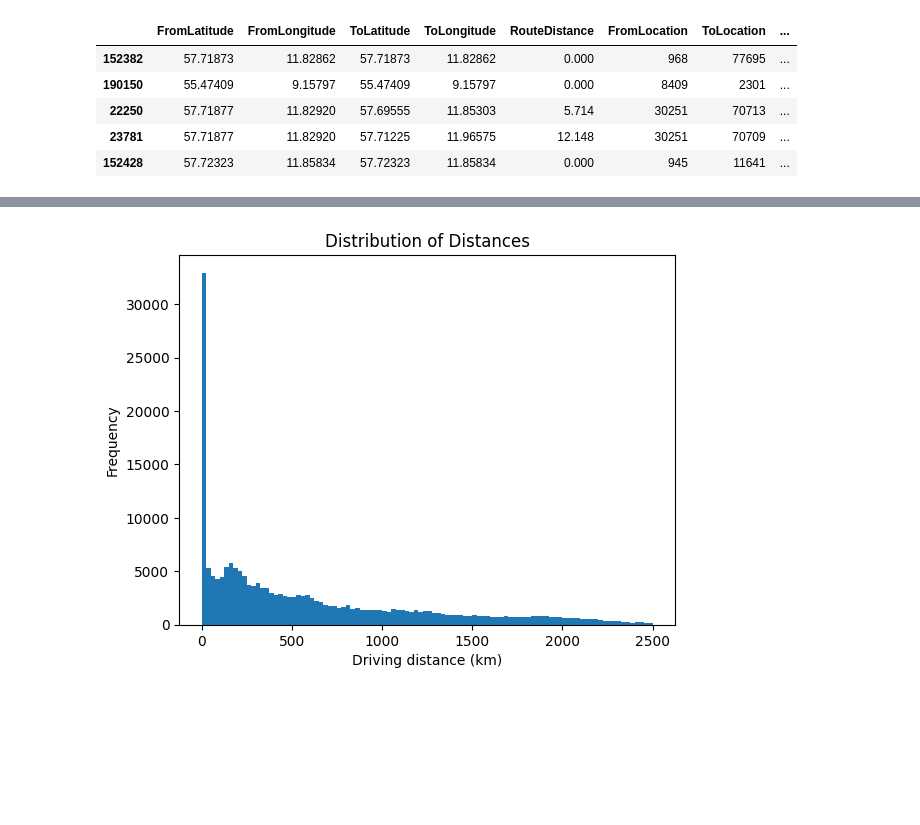
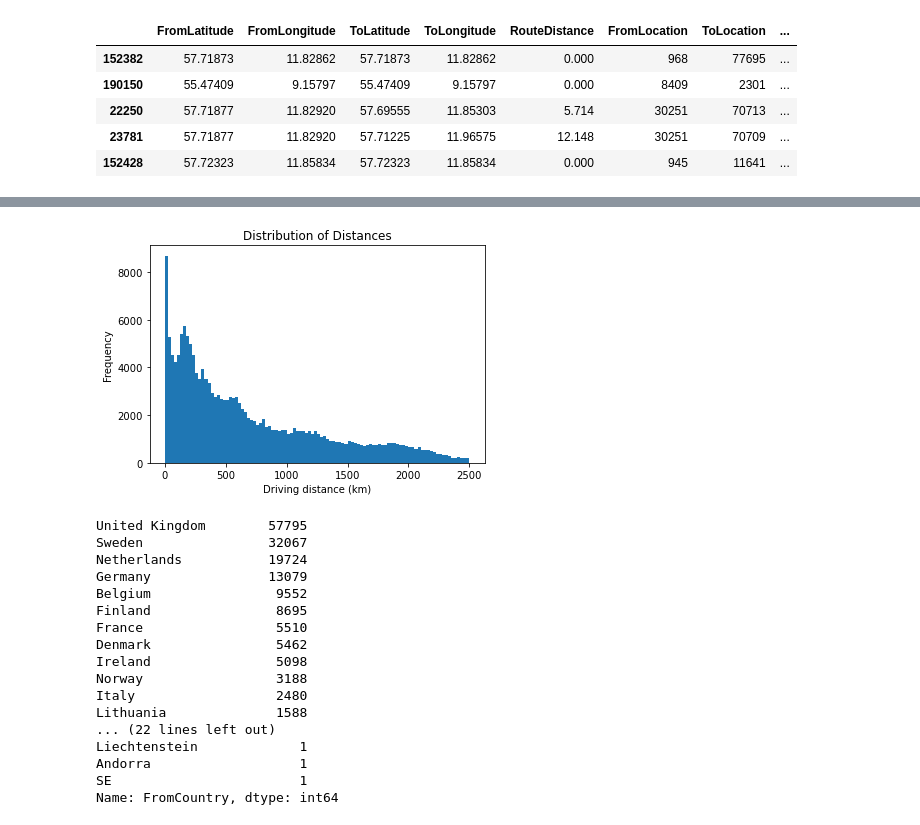
Before and after one commit to em1899/master-thesis-project, a Jupyter notebook: EDA/EDA_v5.ipynb, the cells around one changed output, grey strips where cells are left out. Saved outputs shown, nothing was run; the diff lists cells and outputs as text; code cells hidden in the pictures; blank space fills up the shorter version.

Commit message:
new data

```diff
--- a/EDA/EDA_v5.ipynb
+++ b/EDA/EDA_v5.ipynb
@@ -897,7 +893,7 @@ df_final.sort_values(by=['BookingId'])
 # Make file available as upload so examiners (technically) can skip first  part, upload file here, and work from there
 # df_final = pd.read_csv('multiple_legs_fixed.csv')
 
-df_final = pd.read_csv('/Users/jangaydoul/Desktop/Copenhagen Business School/4. Semester :: Thesis/03_Data/data_multiple_legs_fixed.csv')
+df_final = pd.read_csv('/Users/emanuelazucchetto/Desktop/Copenhagen Business School/Thesis/03_Data/data_multiple_legs_fixed.csv')
 # %%
 len(df_final)
 # %% [output]
@@ -1074,7 +1077,7 @@ routes_with_distance.to_csv('routes_with_distance.csv', index=False)
 routes_with_distances = pd.concat((routes_1_with_distance, routes_2_with_distance, routes_3_with_distance, routes_4_with_distance, routes_5_with_distance))
 # %%
 # Provide finalized 'routes_with_distance' dataset
-routes_with_distance = pd.read_csv("/Users/jangaydoul/Desktop/Copenhagen Business School/4. Semester :: Thesis/03_Data/csvs/routes_with_distance.csv")
+routes_with_distance = pd.read_csv("/Users/emanuelazucchetto/Desktop/Copenhagen Business School/Thesis/03_Data/routes_with_distance.csv")
 
 len(routes_with_distance)
 # %% [output]
@@ -1141,0 +1140,9 @@ NameError: name 'df_final' is not defined
+# %%
+# Check missing values again to see if everything has been taken care of
+columns_to_drop = ["StartLegLocationId", "EndLegLocationId", "TransportId", "LoadMetres", "CubicMetres", "Length", "Width", "Height", "GrossWeight", "FullLoadIndicator", "EmptyBookingIndicator"]
+
+# Dropping columns
+df_final = df_final.drop(columns_to_drop, axis = 1)
+
+# Check dataset
+df_final.head()
@@ -1269,9 +1283,29 @@ plt.show()
 # %%
-subset = df_routes[(df_routes['RouteDistance'] < 2500)]
+subset = df_routes[(df_routes['RouteDistance'] < 2500)&(df_routes['RouteDistance'] >0)]
 plt.hist(subset['RouteDistance'], bins = 100)
 plt.xlabel("Driving distance (km)")
 plt.ylabel("Frequency")
 plt.title("Distribution of Distances")
 plt.show()
 # %% [output]
-[figure, old version]
+[figure, new version]
+# %%
+subset.FromCountry.value_counts()
+# %% [output]
+United Kingdom        57795
+Sweden                32067
+Netherlands           19724
+Germany               13079
+Belgium                9552
+Finland                8695
+France                 5510
+Denmark                5462
+Ireland                5098
+Norway                 3188
+Italy                  2480
+Lithuania              1588
+... (22 lines left out)
+Liechtenstein             1
+Andorra                   1
+SE                        1
+Name: FromCountry, dtype: int64
```
Also changed, not shown: parts of 15 cells of this notebook, 10 other files.
